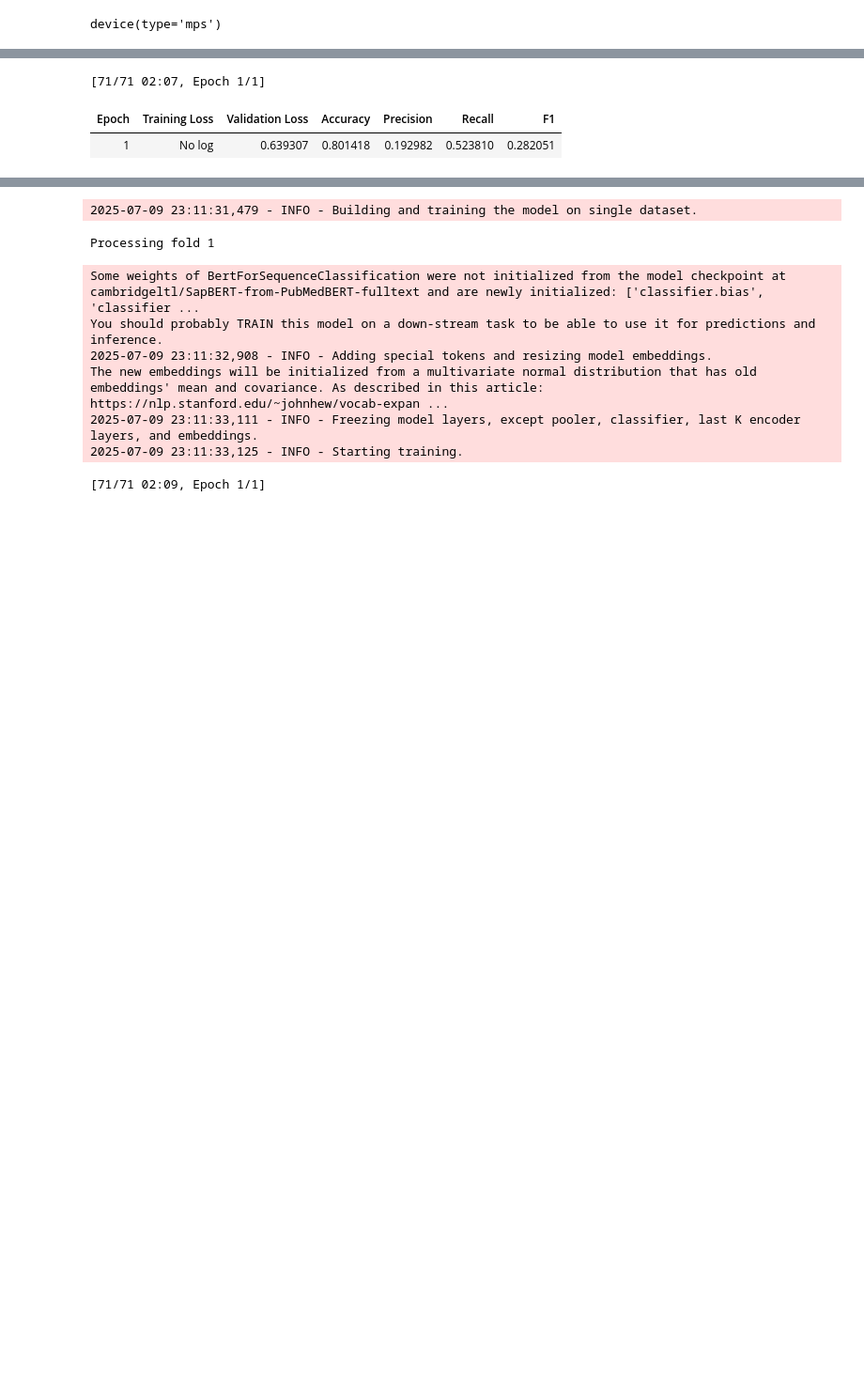
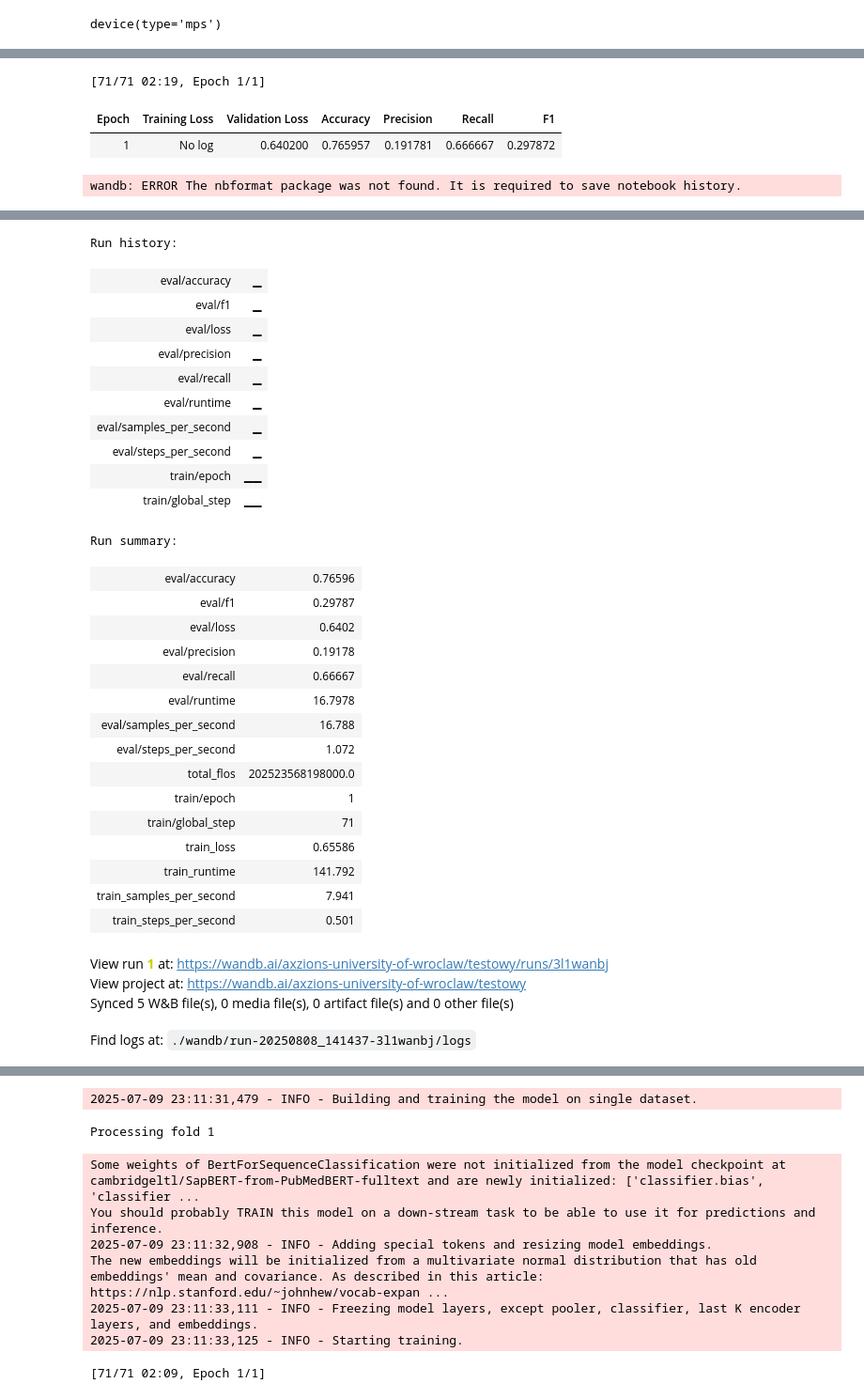
Before and after one commit to BioGenies/Deepskim, a Jupyter notebook: notebooks/inspect_pipeline.ipynb, the cells around one changed output, grey strips where cells are left out. Shown: that part at 94% size. Drawn from its saved outputs; the diff is of its cells as text; code cells hidden in the pictures; blank space fills up the shorter version.

```diff
--- a/notebooks/inspect_pipeline.ipynb
+++ b/notebooks/inspect_pipeline.ipynb
@@ -133,12 +162,14 @@ device(type='mps')
 # %%
 strategy = BERTClassificationStrategy(
     model_name=model_name,
+    num_labels = 2,
     special_tokens=["[KEY]"],
     epochs=1,
-    freeze_last_k_layers=1,
+    unfreeze_last_k_layers=1,
     device=device,
 )
 
 builder = ModelBuilder(strategy)
 model = builder.build_model(hf_dataset)
+wandb.finish()
 # %% [output]
@@ -152,3 +184,4 @@ The new embeddings will be initialized from a multivariate normal distribution t
-[71/71 02:07, Epoch 1/1]
+[71/71 02:19, Epoch 1/1]
 | Epoch | Training Loss | Validation Loss | Accuracy | Precision | Recall | F1 |
-| 1 | No log | 0.639307 | 0.801418 | 0.192982 | 0.523810 | 0.282051 |
+| 1 | No log | 0.640200 | 0.765957 | 0.191781 | 0.666667 | 0.297872 |
+wandb: ERROR The nbformat package was not found. It is required to save notebook history.
@@ -155,3 +189,34 @@ The new embeddings will be initialized from a multivariate normal distribution t
+Run history:
+| eval/accuracy | ▁ |
+| eval/f1 | ▁ |
+| eval/loss | ▁ |
+| eval/precision | ▁ |
+| eval/recall | ▁ |
+| eval/runtime | ▁ |
+| eval/samples_per_second | ▁ |
+| eval/steps_per_second | ▁ |
+| train/epoch | ▁▁ |
+| train/global_step | ▁▁ |
+Run summary:
+| eval/accuracy | 0.76596 |
+| eval/f1 | 0.29787 |
+| eval/loss | 0.6402 |
+| eval/precision | 0.19178 |
+| eval/recall | 0.66667 |
+| eval/runtime | 16.7978 |
+| eval/samples_per_second | 16.788 |
+| eval/steps_per_second | 1.072 |
+| total_flos | 202523568198000.0 |
+| train/epoch | 1 |
+| train/global_step | 71 |
+| train_loss | 0.65586 |
+| train_runtime | 141.792 |
+| train_samples_per_second | 7.941 |
+| train_steps_per_second | 0.501 |
+View run 1 at: https://wandb.ai/axzions-university-of-wroclaw/testowy/runs/3l1wanbj
+View project at: https://wandb.ai/axzions-university-of-wroclaw/testowy
+Synced 5 W&B file(s), 0 media file(s), 0 artifact file(s) and 0 other file(s)
+Find logs at: ./wandb/run-20250808_141437-3l1wanbj/logs
 # %%
 model['trainer'].evaluate(hf_dataset['test'])
 # %% [output]
```
Also changed, not shown: parts of 10 cells of this notebook, 4 other files.
